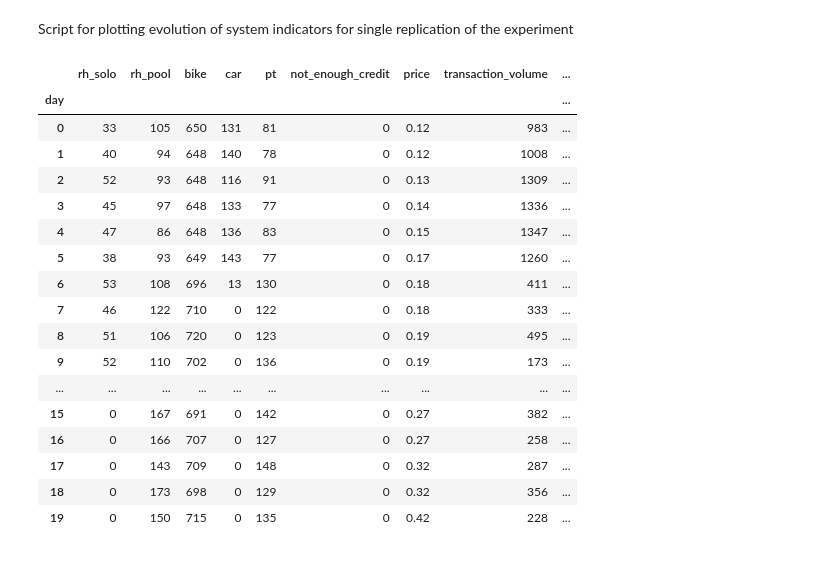
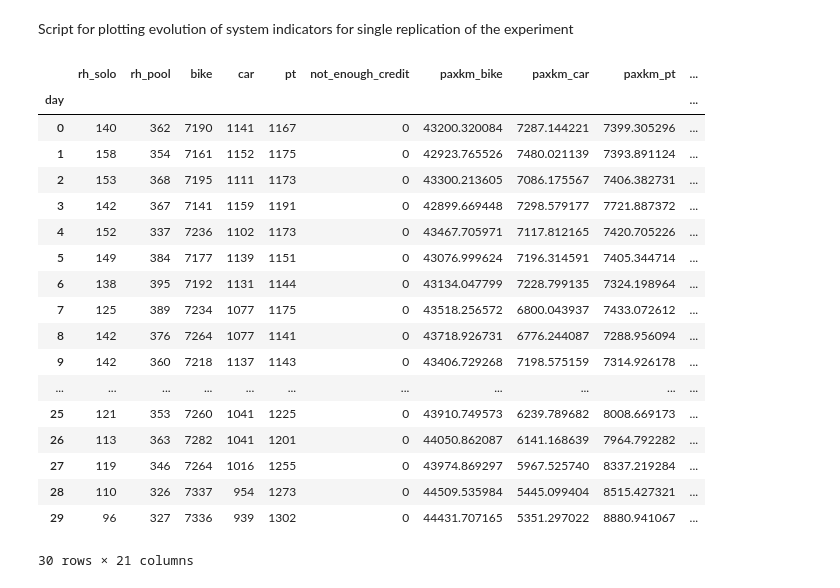
Before and after one commit to Arjan-de-R/FleetMaaS, a Jupyter notebook: evaluation/studies/tmc_dit4tram/evo_analysis.ipynb, the cells around one changed output. Saved outputs shown, nothing was run; the diff lists cells and outputs as text; code cells hidden in the pictures.

Commit message:
update evaluation file for TMC and alternative demand management schemes

```diff
--- a/evaluation/studies/tmc_dit4tram/evo_analysis.ipynb
+++ b/evaluation/studies/tmc_dit4tram/evo_analysis.ipynb
@@ -14,6 +16,0 @@ with open(os.path.join(result_path,'0_params.json')) as f:
-# %%
-# Load relevant csv's: market shares and credit market indicators
-market_shares = pd.read_csv(os.path.join(result_path,'5_conv-indicators.csv'))
-tmc_indicators = pd.read_csv(os.path.join(result_path,'6_tmc-indicators.csv'))
-market_shares.index.name = 'day'
-tmc_indicators.index.name = 'day'
@@ -24,21 +17,55 @@ evo_df = pd.concat([evo_df, tmc_indicators], axis=1)
+# %%
+## Initialise evaluation ##
+
+# Set paths
+path = os.getcwd()
+result_path = os.path.join(path,'..','..','..','results')
+
+# Initialise dictionaries that will contain different demand management schemes
+params = {}
+evo_df = {}
+# %%
+# Load different demand management schemes
+for scheme in dem_mgmt_schemes:
+    # Result path for demand management scenario
+    scheme_path = os.path.join(result_path, '{}-{}'.format(scheme, scenario_name))
+    if os.path.exists(scheme_path):
+        # Load params
+        with open(os.path.join(scheme_path,'0_params.json')) as f:
+            params[scheme] = json.load(f)
+        # Load relevant csv's: market shares and credit market indicators
+        market_shares = load_market_indicators(scheme_path)
+        market_shares.index.name = 'day'
+        evo_df[scheme] = market_shares.copy().drop(['ptcp_dem_mh','ptcp_sup_mh','ptcp_sup_sh_0','ptcp_sup_sh_1'], axis=1)
+        # evo_df[scheme] = market_shares[['ptcp_dem_sh_0','ptcp_dem_sh_1','bike','car','pt']].copy()
+        evo_df[scheme] = evo_df[scheme].rename(columns={'ptcp_dem_sh_0': 'rh_solo', 'ptcp_dem_sh_1': 'rh_pool', 'paxkm_rs_0': 'paxkm_solo', 'paxkm_rs_1': 'paxkm_pool', 'vkt_rs_0': 'vkt_solo', 'vkt_rs_1': 'vkt_pool'})
+        if scheme.startswith('tmc'):
+            evo_df[scheme]['not_enough_credit'] = market_shares['not_enough_credit']
+            tmc_indicators = load_tmc_indicators(scheme_path)
+            tmc_indicators.index.name = 'day'
+            evo_df[scheme] = pd.concat([evo_df[scheme], tmc_indicators], axis=1)
+            evo_df[scheme] = evo_df[scheme].loc[evo_df[scheme].index >= (params[scheme]['nD'] - params[scheme]['tmc']['duration'])]
+            evo_df[scheme].reset_index(drop=True, inplace=True)
+            evo_df[scheme].index.name = 'day'
 # %%
-evo_df
+evo_df['tmc15']
 # %% [output]
-|  | rh_solo | rh_pool | bike | car | pt | not_enough_credit | price | transaction_volume | ... |
-| day |  |  |  |  |  |  |  |  | ... |
-| 0 | 33 | 105 | 650 | 131 | 81 | 0 | 0.12 | 983 | ... |
-| 1 | 40 | 94 | 648 | 140 | 78 | 0 | 0.12 | 1008 | ... |
-| 2 | 52 | 93 | 648 | 116 | 91 | 0 | 0.13 | 1309 | ... |
-| 3 | 45 | 97 | 648 | 133 | 77 | 0 | 0.14 | 1336 | ... |
-| 4 | 47 | 86 | 648 | 136 | 83 | 0 | 0.15 | 1347 | ... |
-| 5 | 38 | 93 | 649 | 143 | 77 | 0 | 0.17 | 1260 | ... |
-| 6 | 53 | 108 | 696 | 13 | 130 | 0 | 0.18 | 411 | ... |
-| 7 | 46 | 122 | 710 | 0 | 122 | 0 | 0.18 | 333 | ... |
-| 8 | 51 | 106 | 720 | 0 | 123 | 0 | 0.19 | 495 | ... |
-| 9 | 52 | 110 | 702 | 0 | 136 | 0 | 0.19 | 173 | ... |
-| ... | ... | ... | ... | ... | ... | ... | ... | ... | ... |
-| 15 | 0 | 167 | 691 | 0 | 142 | 0 | 0.27 | 382 | ... |
-| 16 | 0 | 166 | 707 | 0 | 127 | 0 | 0.27 | 258 | ... |
-| 17 | 0 | 143 | 709 | 0 | 148 | 0 | 0.32 | 287 | ... |
-| 18 | 0 | 173 | 698 | 0 | 129 | 0 | 0.32 | 356 | ... |
-| 19 | 0 | 150 | 715 | 0 | 135 | 0 | 0.42 | 228 | ... |
+|  | rh_solo | rh_pool | bike | car | pt | not_enough_credit | paxkm_bike | paxkm_car | paxkm_pt | ... |
+| day |  |  |  |  |  |  |  |  |  | ... |
+| 0 | 140 | 362 | 7190 | 1141 | 1167 | 0 | 43200.320084 | 7287.144221 | 7399.305296 | ... |
+| 1 | 158 | 354 | 7161 | 1152 | 1175 | 0 | 42923.765526 | 7480.021139 | 7393.891124 | ... |
+| 2 | 153 | 368 | 7195 | 1111 | 1173 | 0 | 43300.213605 | 7086.175567 | 7406.382731 | ... |
+| 3 | 142 | 367 | 7141 | 1159 | 1191 | 0 | 42899.669448 | 7298.579177 | 7721.887372 | ... |
+| 4 | 152 | 337 | 7236 | 1102 | 1173 | 0 | 43467.705971 | 7117.812165 | 7420.705226 | ... |
+| 5 | 149 | 384 | 7177 | 1139 | 1151 | 0 | 43076.999624 | 7196.314591 | 7405.344714 | ... |
+| 6 | 138 | 395 | 7192 | 1131 | 1144 | 0 | 43134.047799 | 7228.799135 | 7324.198964 | ... |
+| 7 | 125 | 389 | 7234 | 1077 | 1175 | 0 | 43518.256572 | 6800.043937 | 7433.072612 | ... |
+| 8 | 142 | 376 | 7264 | 1077 | 1141 | 0 | 43718.926731 | 6776.244087 | 7288.956094 | ... |
+| 9 | 142 | 360 | 7218 | 1137 | 1143 | 0 | 43406.729268 | 7198.575159 | 7314.926178 | ... |
+| ... | ... | ... | ... | ... | ... | ... | ... | ... | ... | ... |
+| 25 | 121 | 353 | 7260 | 1041 | 1225 | 0 | 43910.749573 | 6239.789682 | 8008.669173 | ... |
+| 26 | 113 | 363 | 7282 | 1041 | 1201 | 0 | 44050.862087 | 6141.168639 | 7964.792282 | ... |
+| 27 | 119 | 346 | 7264 | 1016 | 1255 | 0 | 43974.869297 | 5967.525740 | 8337.219284 | ... |
+| 28 | 110 | 326 | 7337 | 954 | 1273 | 0 | 44509.535984 | 5445.099404 | 8515.427321 | ... |
+| 29 | 96 | 327 | 7336 | 939 | 1302 | 0 | 44431.707165 | 5351.297022 | 8880.941067 | ... |
+30 rows × 21 columns
```
Also changed, not shown: parts of 23 cells of this notebook.
